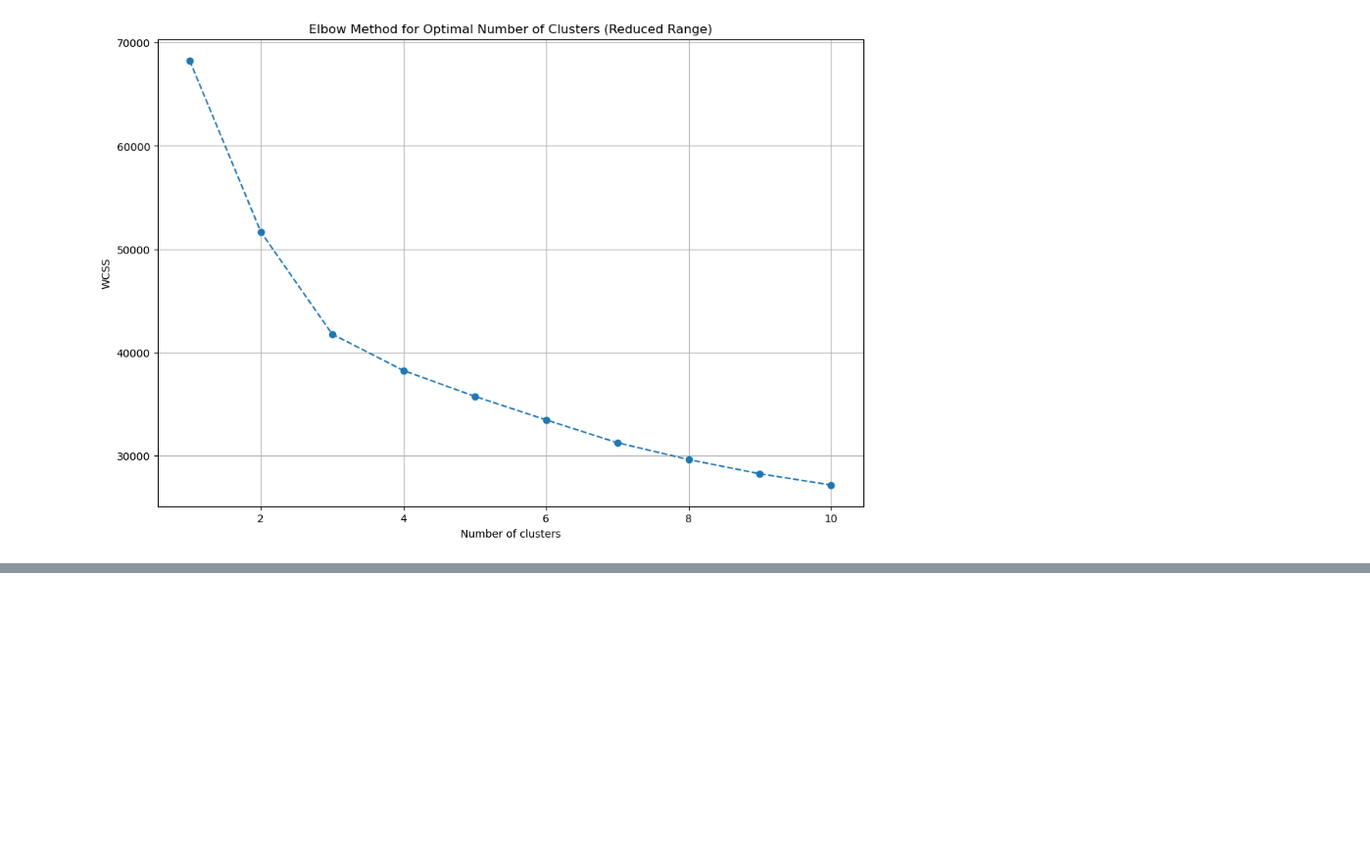
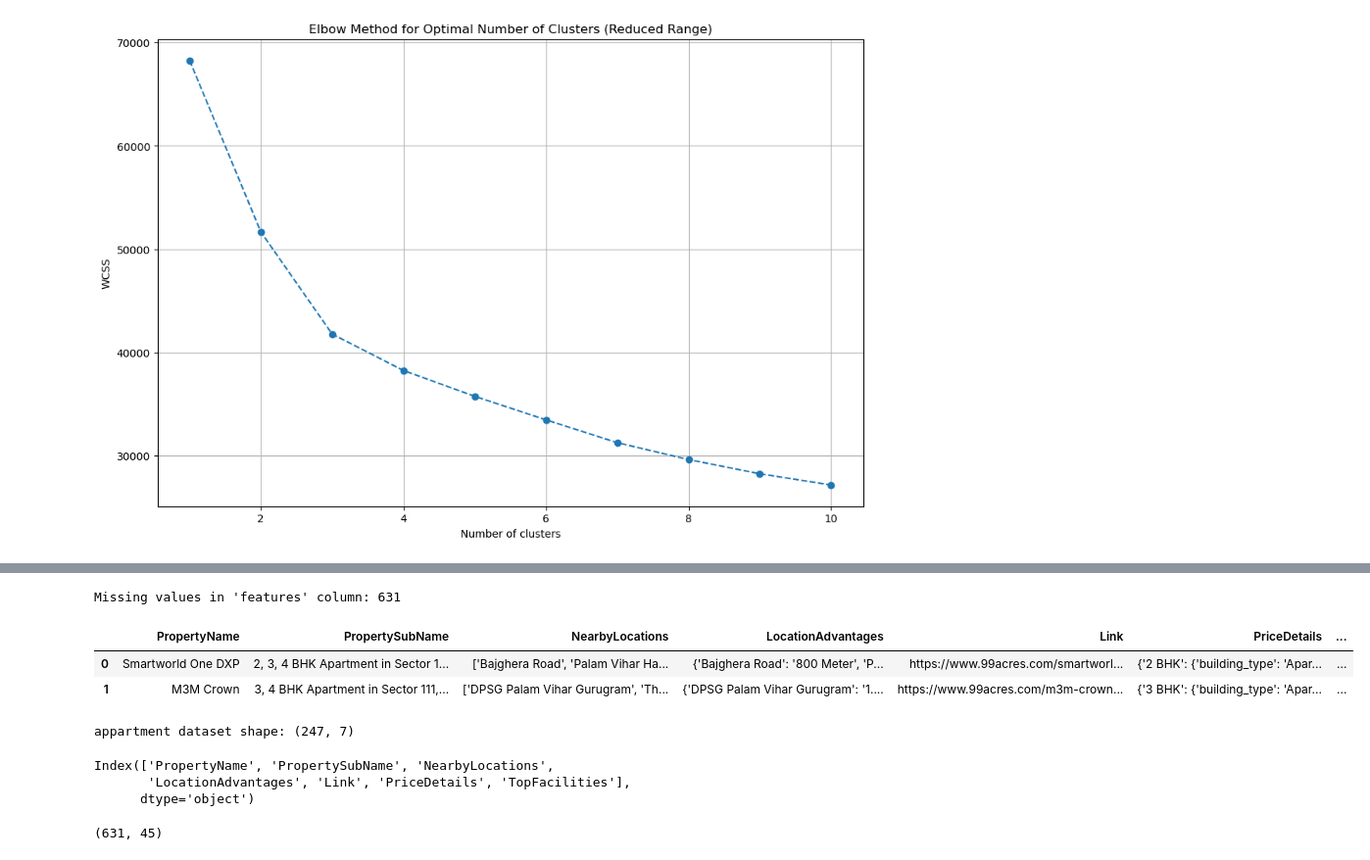
Before and after one commit to 07Sada/real-estate-property-price-predictor, a Jupyter notebook: notebooks/flat-house-dataset-feature-engineering.ipynb, the cells around one changed output, grey strips where cells are left out. Shown: that part at 98% size. Saved outputs shown, nothing was run; the diff lists cells and outputs as text; code cells hidden in the pictures; blank space fills up the shorter version.

Commit message:
notebook updated: flat-house-dataset-feature-engineering.ipynb

```diff
--- a/notebooks/flat-house-dataset-feature-engineering.ipynb
+++ b/notebooks/flat-house-dataset-feature-engineering.ipynb
@@ -649,0 +626,5 @@ c:\Sada\Projects\real-estate-property-price-predictor\data\raw\residential-land
+# %%
+# checking null values
+print(f"Missing values in 'features' column: {df['features'].isnull().sum()}")
+# %% [output]
+Missing values in 'features' column: 631
@@ -649,0 +634,25 @@ c:\Sada\Projects\real-estate-property-price-predictor\data\raw\residential-land
+# %%
+raw_dir = data_dir / 'raw' # raw directory path
+appartments_file = raw_dir / "appartments.csv" # appartments.csv file path
+
+# reading the dataset with pandas
+app_df = pd.read_csv(appartments_file)
+
+# checking first two rows of the dataset
+app_df.head(2)
+# %% [output]
+|  | PropertyName | PropertySubName | NearbyLocations | LocationAdvantages | Link | PriceDetails | ... |
+| 0 | Smartworld One DXP | 2, 3, 4 BHK Apartment in Sector 1... | ['Bajghera Road', 'Palam Vihar Ha... | {'Bajghera Road': '800 Meter', 'P... | https://www.99acres.com/smartworl... | {'2 BHK': {'building_type': 'Apar... | ... |
+| 1 | M3M Crown | 3, 4 BHK Apartment in Sector 111,... | ['DPSG Palam Vihar Gurugram', 'Th... | {'DPSG Palam Vihar Gurugram': '1.... | https://www.99acres.com/m3m-crown... | {'3 BHK': {'building_type': 'Apar... | ... |
+# %%
+# shape of the appartment dataset
+print(f"appartment dataset shape: {app_df.shape}")
+# %% [output]
+appartment dataset shape: (247, 7)
+# %%
+# columns in the dataset
+app_df.columns
+# %% [output]
+Index(['PropertyName', 'PropertySubName', 'NearbyLocations',
+       'LocationAdvantages', 'Link', 'PriceDetails', 'TopFacilities'],
+      dtype='object')
@@ -649,0 +665,5 @@ c:\Sada\Projects\real-estate-property-price-predictor\data\raw\residential-land
+# %%
+# shape of the temporary dataframe
+temp_df.shape
+# %% [output]
+(631, 45)
```
Also changed, not shown: parts of 22 cells of this notebook.
